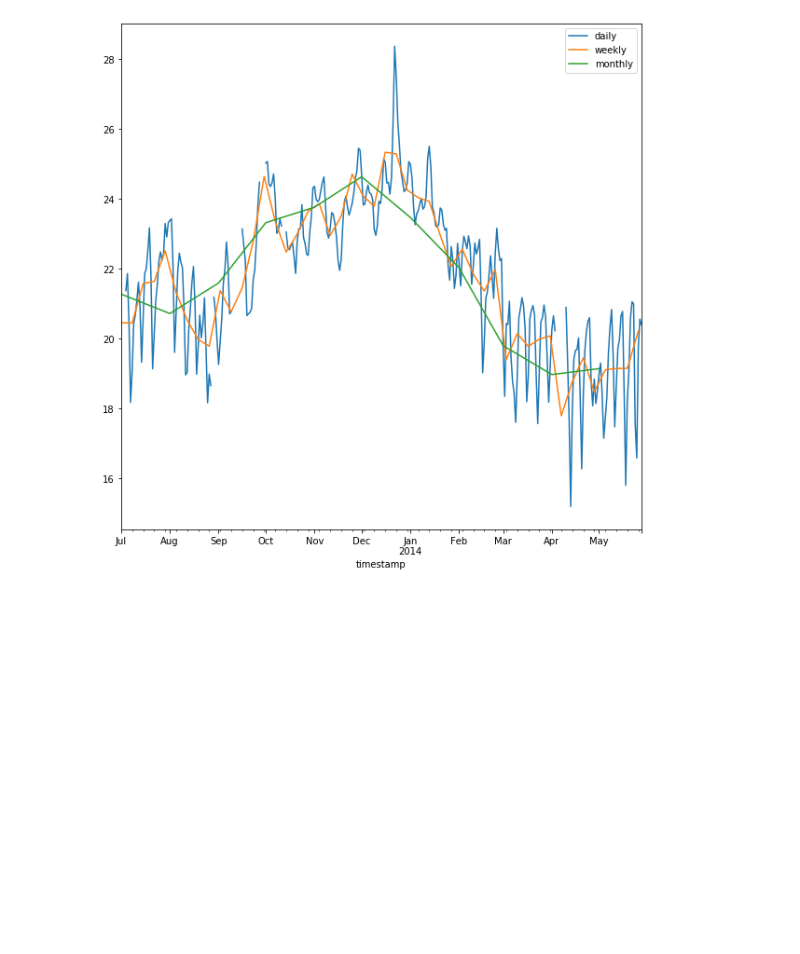
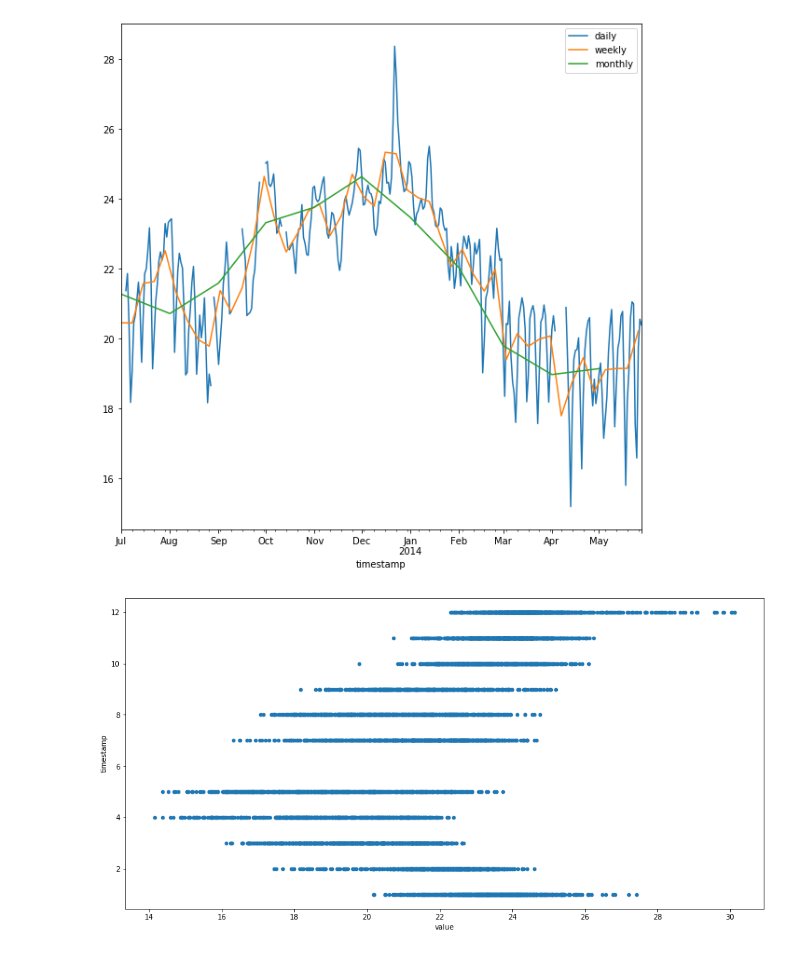
Before and after one commit to adrianomundo/II2202-research-methodology-scientific-writing, a Jupyter notebook: Quantitative_ex_temp.ipynb, the cells around one changed output. Drawn from its saved outputs; the diff is of its cells as text; code cells hidden in the pictures; blank space fills up the shorter version.

Commit message:
new plot temp

```diff
--- a/Quantitative_ex_temp.ipynb
+++ b/Quantitative_ex_temp.ipynb
@@ -130,3 +130,16 @@ plt.legend(["daily", "weekly", "monthly"])
 # %% [output]
 <matplotlib.legend.Legend at 0x...>
 [figure]
+# %%
+df_2 = pd.read_csv('./data/temp_sys_failure.csv')
+df_2['value'] = (df_2['value'] - 32) * 5/9
+mon = df_2['timestamp']
+temp = pd.DatetimeIndex(mon)
+months = pd.Series(temp.month)
+to_plot = df_2.drop(['timestamp'], axis=1)
+to_plot = to_plot.join(months)
+
+to_plot.plot.scatter(x='value',y='timestamp', figsize=(16,8))
+plt.show()
+# %% [output]
+[figure, added]
```
